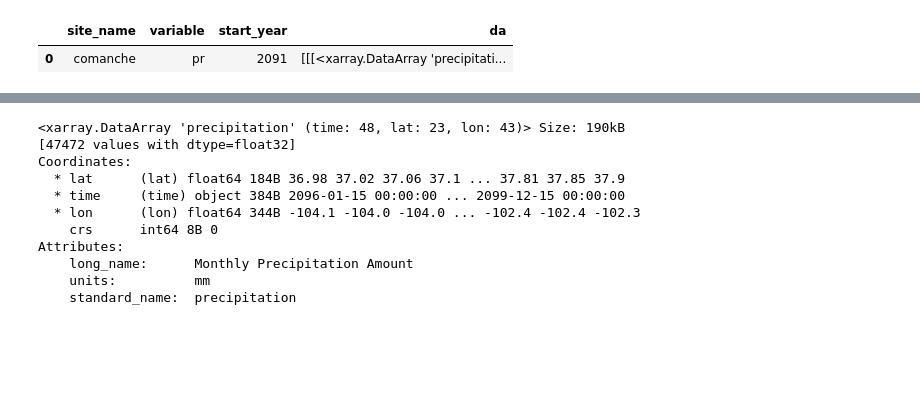
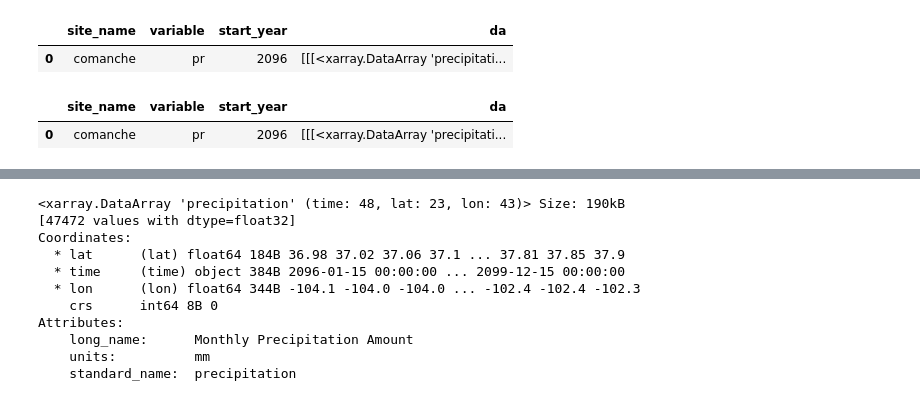
Before and after one commit to allenmoench/habitat_suitability, a Jupyter notebook: habitat_suitability_04_maca_data.ipynb, the cells around one changed output, grey strips where cells are left out. Saved outputs shown, nothing was run; the diff lists cells and outputs as text; code cells hidden in the pictures; blank space fills up the shorter version.

```diff
--- a/habitat_suitability_04_maca_data.ipynb
+++ b/habitat_suitability_04_maca_data.ipynb
@@ -47,34 +45,40 @@ comanche_gdf = gpd.read_file(comanche_file)
 # %%
 def convert_longitude(longitude):
         """Convert longitude from 0-360 to -180-180"""
         return (longitude - 360) if longitude > 180 else longitude
 
 maca_da_list = []
 for site_name, site_gdf in {'comanche': comanche_gdf}.items():
         for variable in ["pr"]:
-                # for start_year in [2091, 2006]:
-                #         end_year = start_year + 4
+                for start_year in [2096]:
+                        end_year = start_year + 3
                         maca_url = (
                                 "http://thredds.northwestknowledge.net:8080/thredds"
-                                "/dodsC/MACAV2/BNU-ESM/macav2metdata_pr_BNU-ESM_"
-                                "r1i1p1_rcp85_2096_2099_CONUS_monthly.nc"
+                                f"/dodsC/MACAV2/BNU-ESM/macav2metdata_{variable}_BNU-ESM_"
+                                f"r1i1p1_rcp85_{start_year}_{end_year}_CONUS_monthly.nc"
                         # "http://thredds/fileServer/MACAV2/BNU-ESM/macav2metdata"
                         # f"_{variable}_BNU-ESM_r1i1p1_rcp45_{start_year}"
                         # f"_{end_year}_CONUS_monthly.nc"
                         )
                         maca_da = xr.open_dataset(maca_url).squeeze().precipitation
                         bounds = site_gdf.to_crs(maca_da.rio.crs).total_bounds
                         maca_da = maca_da.assign_coords(
                                 lon=("lon", [convert_longitude(l) for l in maca_da.lon.values])
                         )
                         maca_da = maca_da.rio.set_spatial_dims(x_dim='lon', y_dim='lat')
                         maca_da.rio.clip_box(*bounds)
                         maca_da_list.append(dict(
                                 site_name=site_name,
                                 variable=variable,
                                 start_year=start_year,
                                 da=maca_da))
 pd.DataFrame(maca_da_list)
 # %% [output]
 |  | site_name | variable | start_year | da |
-| 0 | comanche | pr | 2091 | [[[<xarray.DataArray 'precipitati... |
+| 0 | comanche | pr | 2096 | [[[<xarray.DataArray 'precipitati... |
+# %%
+maca_df = pd.DataFrame(maca_da_list)
+maca_df
+# %% [output]
+|  | site_name | variable | start_year | da |
+| 0 | comanche | pr | 2096 | [[[<xarray.DataArray 'precipitati... |
```
Also changed, not shown: parts of 3 cells of this notebook, 5 other files.
